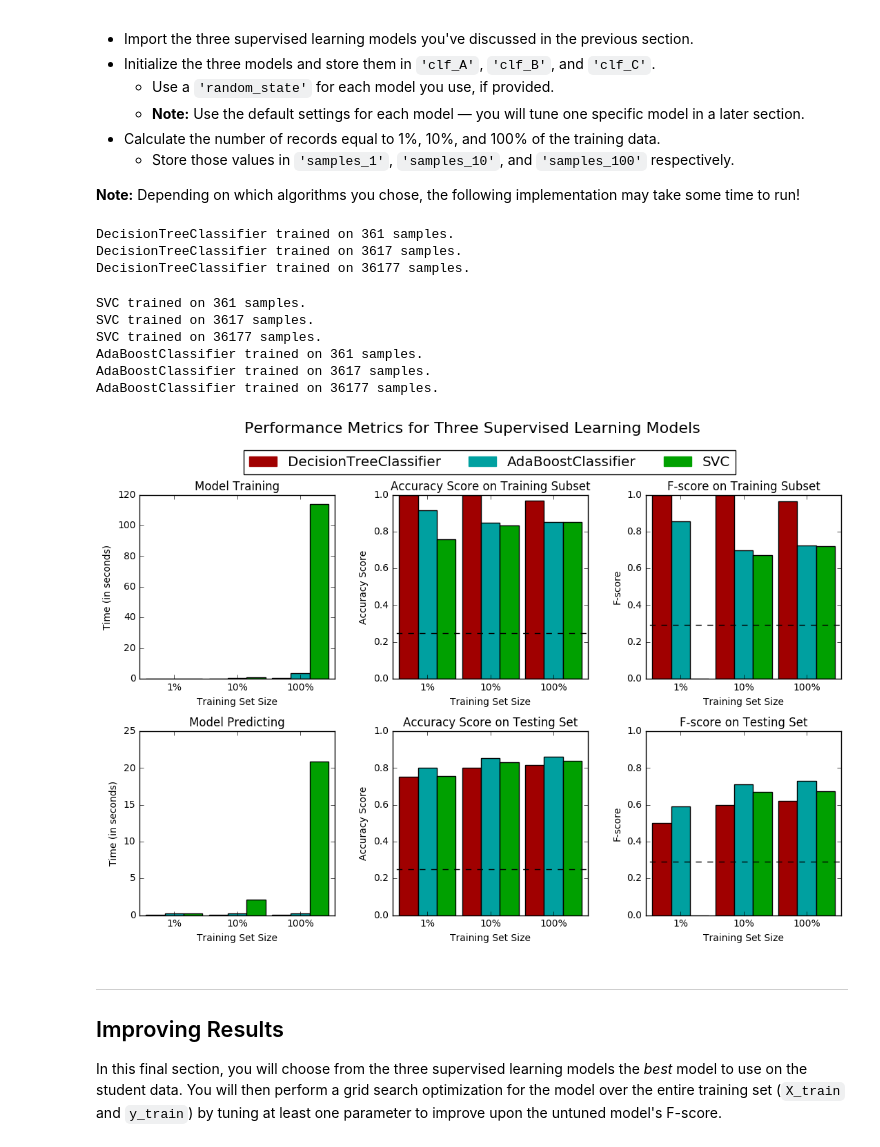
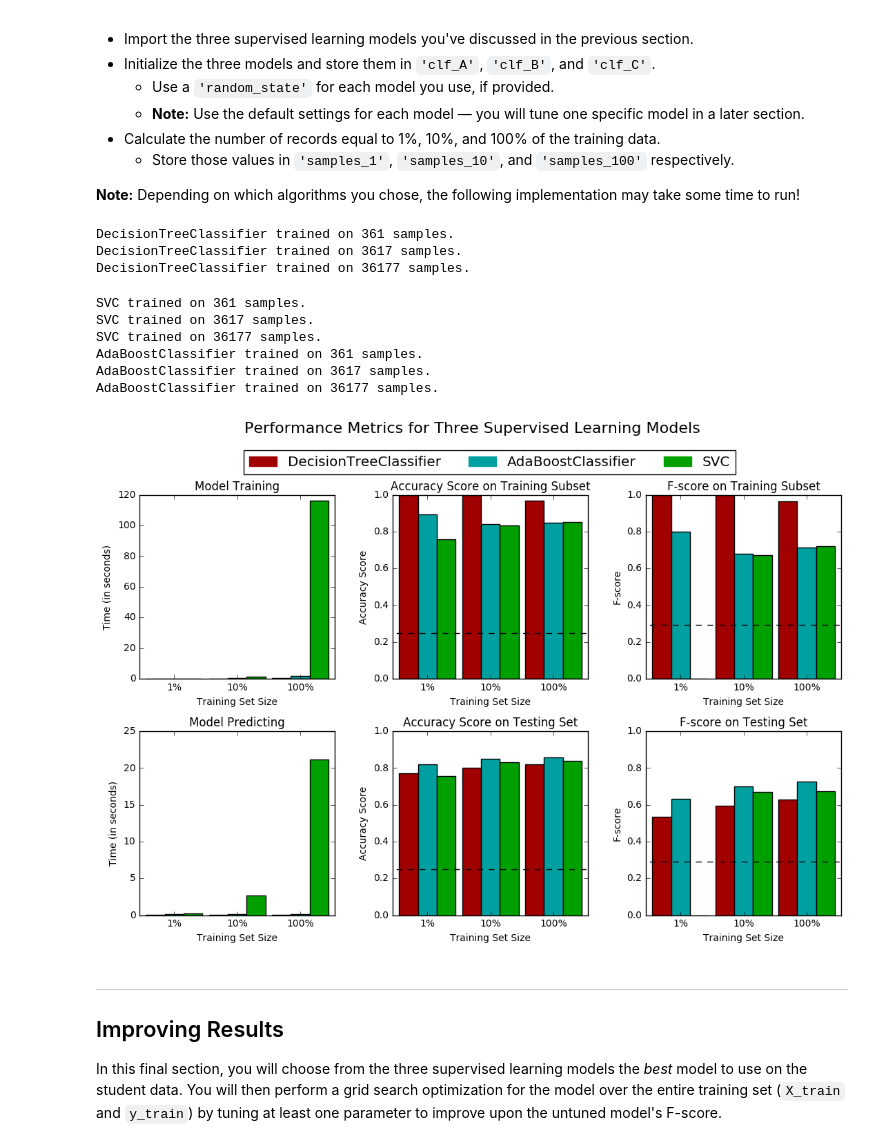
Before and after one commit to Gneto/Find-Donors, a Jupyter notebook: finding_donors.ipynb, the cells around one changed output. Cells and saved outputs as stored; diff of their text form; code cells hidden in the pictures.

```diff
--- a/finding_donors.ipynb
+++ b/finding_donors.ipynb
@@ -432,40 +432,40 @@ from sklearn.ensemble import AdaBoostClassifier
 
 
 # TODO: Initialize the three models
-clf_A = DecisionTreeClassifier()
-clf_B = svm.SVC()
-clf_C = AdaBoostClassifier(n_estimators=100)
+clf_A = DecisionTreeClassifier(random_state=0)
+clf_B = svm.SVC(random_state=0)
+clf_C = AdaBoostClassifier(random_state=0)
 
 # TODO: Calculate the number of samples for 1%, 10%, and 100% of the training data
 # HINT: samples_100 is the entire training set i.e. len(y_train)
 # HINT: samples_10 is 10% of samples_100 (ensure to set the count of the values to be `int` and not `float`)
 # HINT: samples_1 is 1% of samples_100 (ensure to set the count of the values to be `int` and not `float`)
 samples_100 = len(y_train)
 samples_10 = int(samples_100 * 0.10)
 samples_1 = int(samples_100 * 0.01)
 
 # Collect results on the learners
 results = {}
 for clf in [clf_A, clf_B, clf_C]:
     clf_name = clf.__class__.__name__
     results[clf_name] = {}
     for i, samples in enumerate([samples_1, samples_10, samples_100]):
         results[clf_name][i] = \
         train_predict(clf, samples, X_train, y_train, X_test, y_test)
 
 # Run metrics visualization for the three supervised learning models chosen
 vs.evaluate(results, accuracy, fscore)
 # %% [output]
 DecisionTreeClassifier trained on 361 samples.
 DecisionTreeClassifier trained on 3617 samples.
 DecisionTreeClassifier trained on 36177 samples.
 SVC trained on 361 samples.
 SVC trained on 3617 samples.
 SVC trained on 36177 samples.
 AdaBoostClassifier trained on 361 samples.
 AdaBoostClassifier trained on 3617 samples.
 AdaBoostClassifier trained on 36177 samples.
-[figure, old version]
+[figure, new version]
 # %% [markdown]
 ----
 ## Improving Results
```
Also changed, not shown: parts of 8 cells of this notebook, 1 other file.
